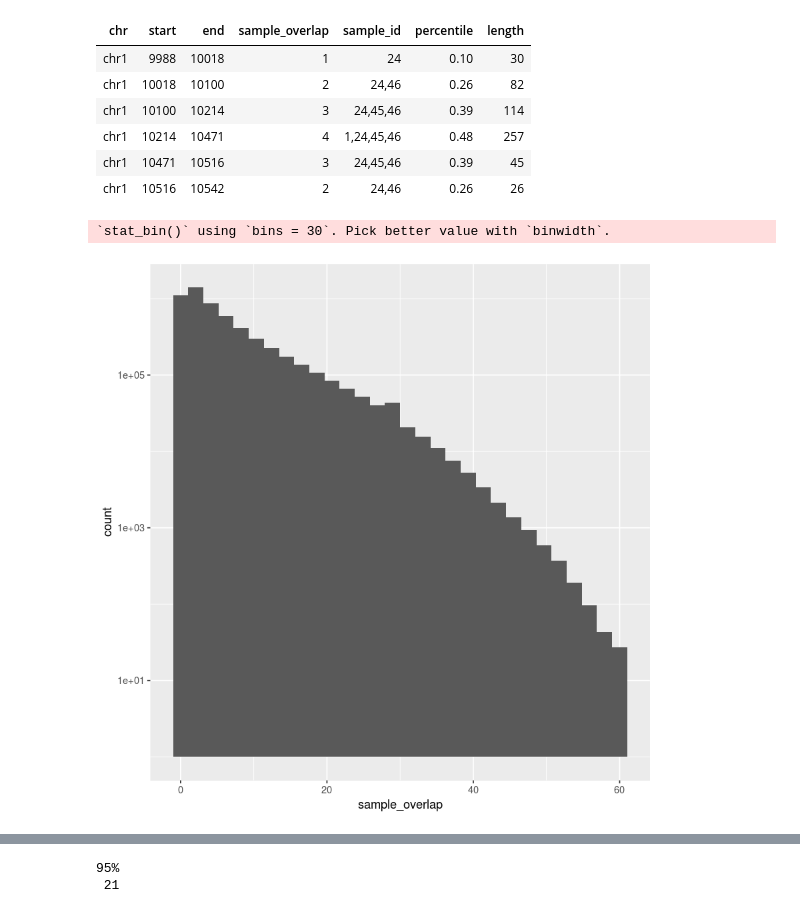
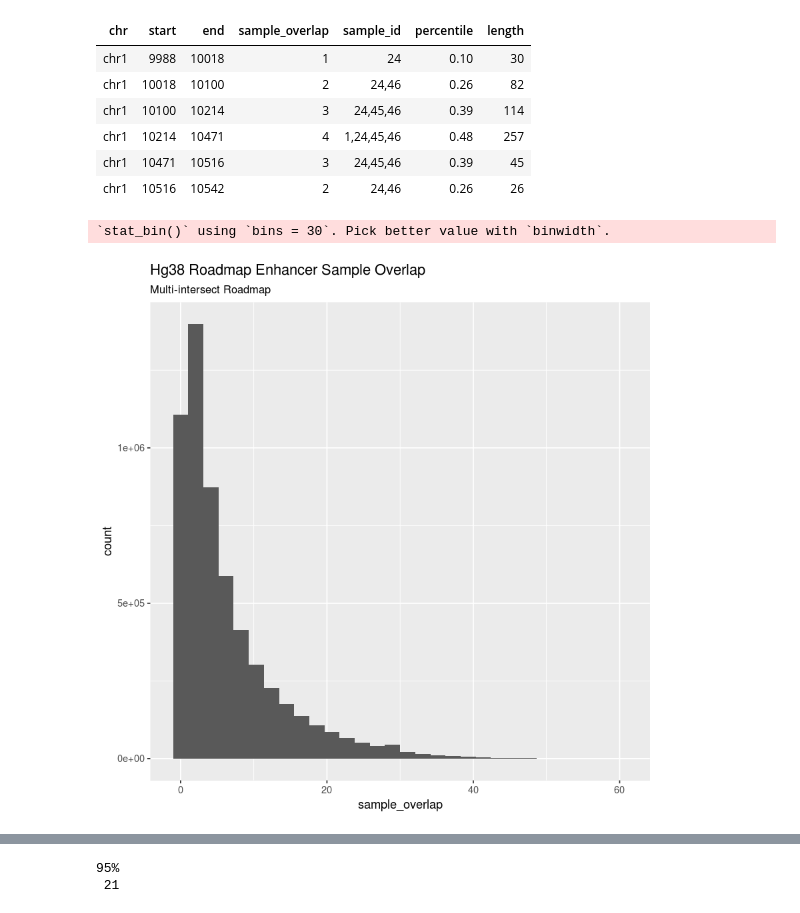
Before and after one commit to slifong08/bae_git, a Jupyter notebook: roadmap_multi/hg38/analyze_short_hg38_multiintersect_r.ipynb, the cells around one changed output, grey strips where cells are left out. Cells and saved outputs as stored; diff of their text form; code cells hidden in the pictures.

```diff
--- a/roadmap_multi/hg38/analyze_short_hg38_multiintersect_r.ipynb
+++ b/roadmap_multi/hg38/analyze_short_hg38_multiintersect_r.ipynb
@@ -26,7 +26,7 @@ head(df)
 | chr1 | 10471 | 10516 | 3 | 24,45,46 | 0.39 | 45 |
 | chr1 | 10516 | 10542 | 2 | 24,46 | 0.26 | 26 |
 # %%
-ggplot(df, aes(sample_overlap))+geom_histogram() + scale_y_log10()
+ggplot(df, aes(sample_overlap))+geom_histogram() +ggtitle("Hg38 Roadmap Enhancer Sample Overlap", subtitle = "Multi-intersect Roadmap") #+ scale_y_log10()
 # %% [output]
 `stat_bin()` using `bins = 30`. Pick better value with `binwidth`.
-[figure, old version]
+[figure, new version]
```
Also changed, not shown: parts of 1 cell of this notebook.
